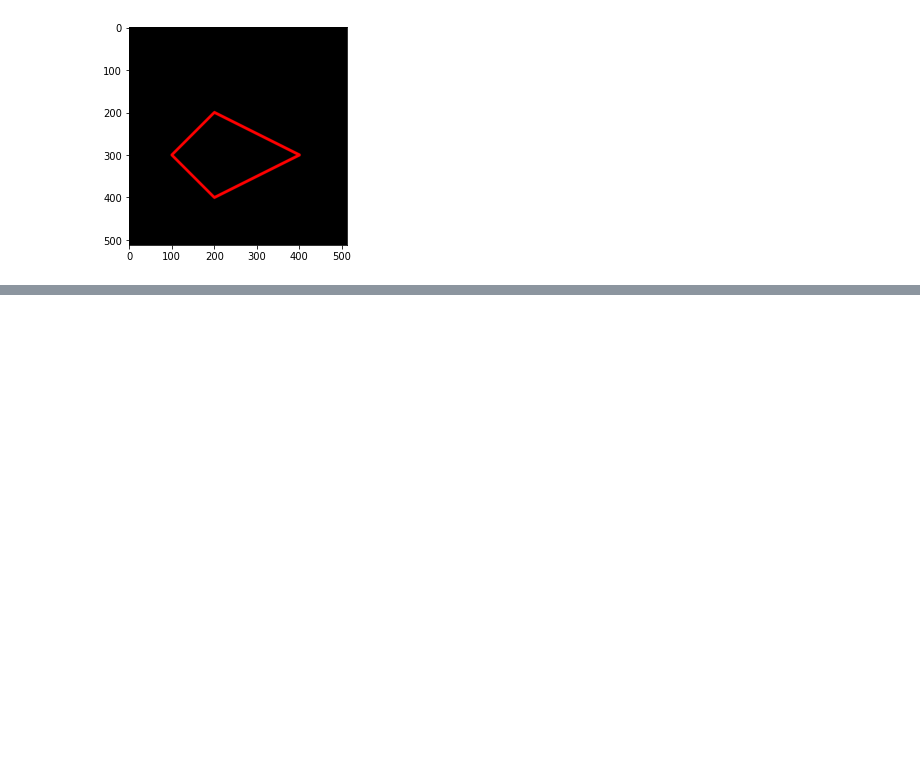
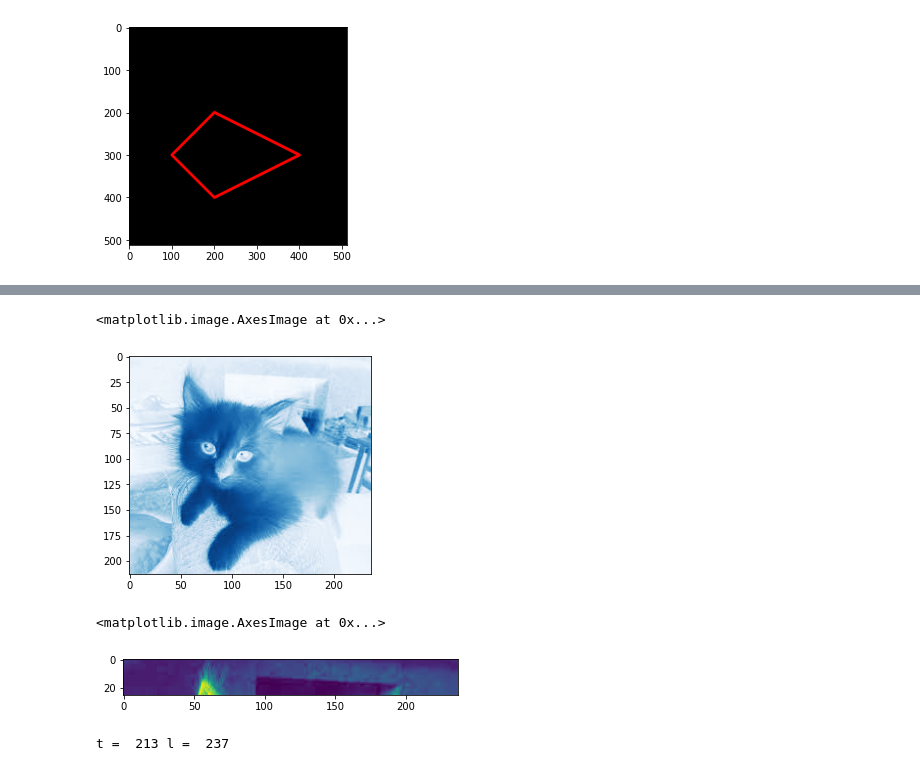
Before and after one commit to faizarindra/PCVK_Genap_2023, a Jupyter notebook: Week2.ipynb, the cells around one changed output, grey strips where cells are left out. Drawn from its saved outputs; the diff is of its cells as text; code cells hidden in the pictures; blank space fills up the shorter version.

```diff
--- a/Week2.ipynb
+++ b/Week2.ipynb
@@ -127,0 +151,20 @@ plt.imshow(black_pais2)
+# %%
+#Tugas No 4
+#Tampilkan image baris ke 5-30, semua kolom, channel Red saja!
+plt.imshow(pais_gray,cmap='Blues')
+# %% [output]
+<matplotlib.image.AxesImage at 0x...>
+[figure, added]
+# %%
+plt.imshow(pais_gray[5:30])
+# %% [output]
+<matplotlib.image.AxesImage at 0x...>
+[figure, added]
+# %%
+#Tugas No 5
+#Buat 5 kotak berbagai ukuran dan warna yang berbeda dalam satu image.disarankan menggunakan bilangan acak/random!
+t=pais.shape[0]
+l=pais.shape[1]
+print("t = ",t,"l = ",l)
+# %% [output]
+t =  213 l =  237
```
Also changed, not shown: parts of 10 cells of this notebook.
